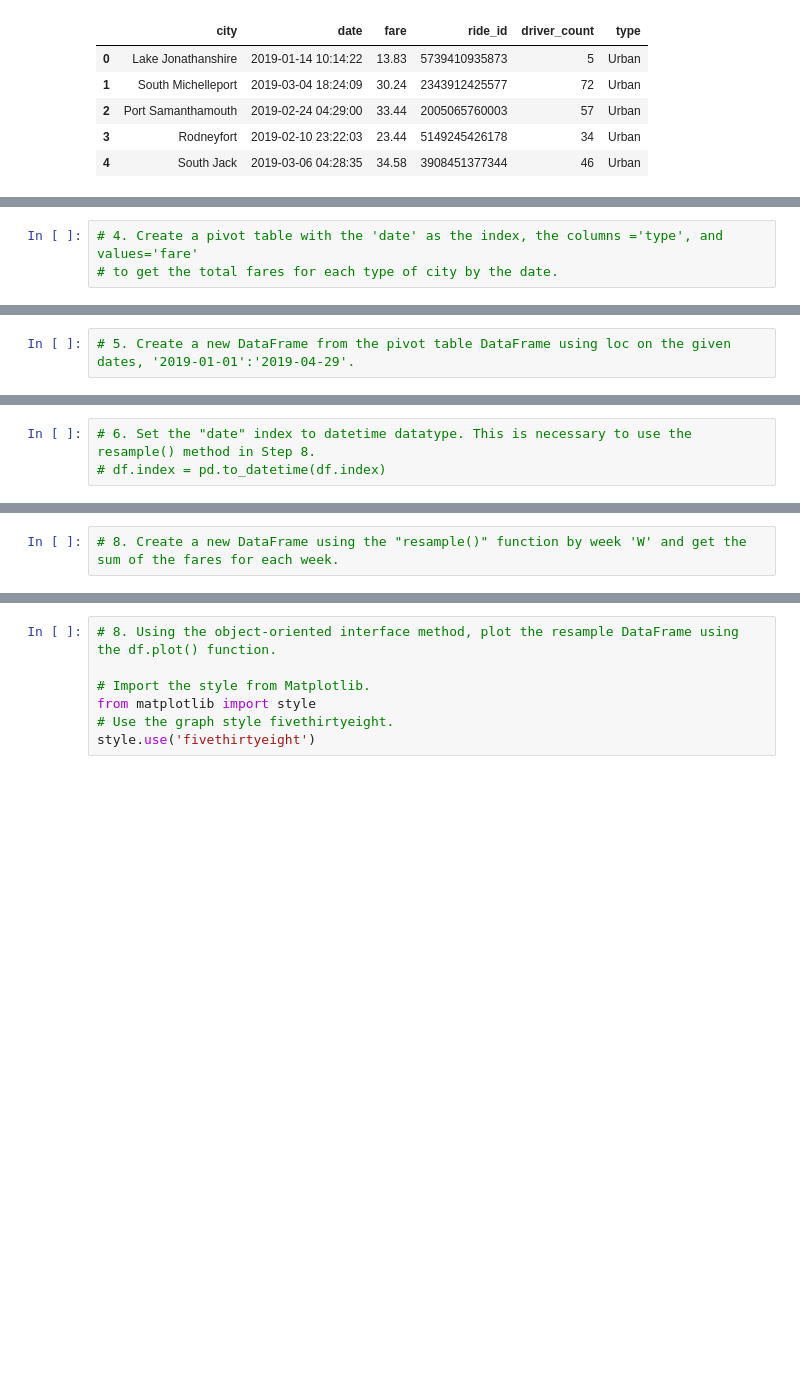
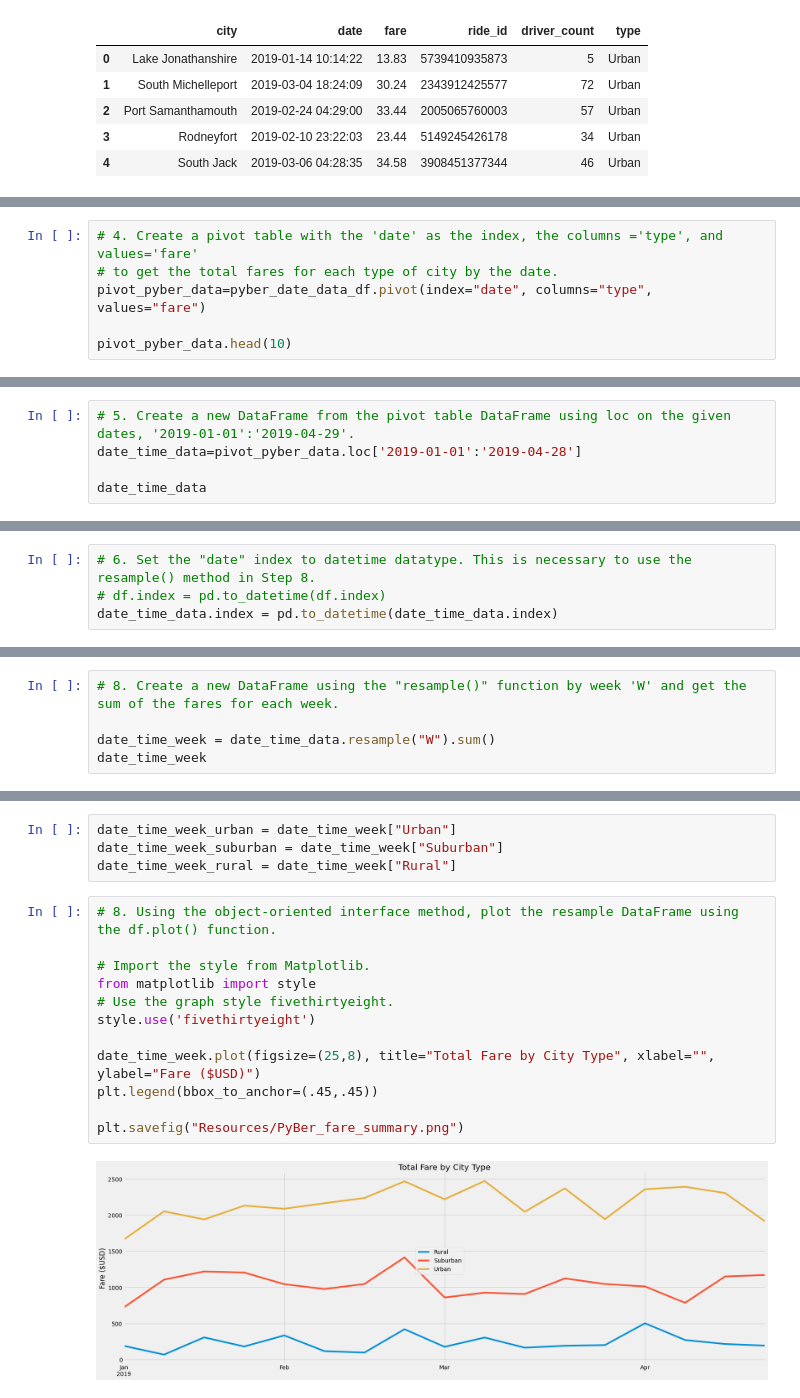
Before and after one commit to michael999999999/PyBer_Analysis, a Jupyter notebook: PyBer_Challenge.ipynb, the cells around one changed output, grey strips where cells are left out. Saved outputs shown, nothing was run; the diff lists cells and outputs as text; blank space fills up the shorter version.

```diff
--- a/PyBer_Challenge.ipynb
+++ b/PyBer_Challenge.ipynb
@@ -108,3 +134,6 @@ TypeError: unsupported operand type(s) for &: 'bool' and 'str'
 # %%
 # 4. Create a pivot table with the 'date' as the index, the columns ='type', and values='fare'
 # to get the total fares for each type of city by the date.
+pivot_pyber_data=pyber_date_data_df.pivot(index="date", columns="type", values="fare")
+
+pivot_pyber_data.head(10)
@@ -111,2 +153,5 @@ TypeError: unsupported operand type(s) for &: 'bool' and 'str'
 # %%
 # 5. Create a new DataFrame from the pivot table DataFrame using loc on the given dates, '2019-01-01':'2019-04-29'.
+date_time_data=pivot_pyber_data.loc['2019-01-01':'2019-04-28']
+
+date_time_data
@@ -113,5 +173,6 @@ TypeError: unsupported operand type(s) for &: 'bool' and 'str'
 # %%
 # 6. Set the "date" index to datetime datatype. This is necessary to use the resample() method in Step 8.
 # df.index = pd.to_datetime(df.index)
+date_time_data.index = pd.to_datetime(date_time_data.index)
 # %%
 # 7. Check that the datatype for the index is datetime using df.info()
@@ -118,2 +191,5 @@ TypeError: unsupported operand type(s) for &: 'bool' and 'str'
 # %%
 # 8. Create a new DataFrame using the "resample()" function by week 'W' and get the sum of the fares for each week.
+
+date_time_week = date_time_data.resample("W").sum()
+date_time_week
@@ -120,7 +216,18 @@ TypeError: unsupported operand type(s) for &: 'bool' and 'str'
+# %%
+date_time_week_urban = date_time_week["Urban"]
+date_time_week_suburban = date_time_week["Suburban"]
+date_time_week_rural = date_time_week["Rural"]
 # %%
 # 8. Using the object-oriented interface method, plot the resample DataFrame using the df.plot() function.
 
 # Import the style from Matplotlib.
 from matplotlib import style
 # Use the graph style fivethirtyeight.
 style.use('fivethirtyeight')
+
+date_time_week.plot(figsize=(25,8), title="Total Fare by City Type", xlabel="", ylabel="Fare ($USD)")
+plt.legend(bbox_to_anchor=(.45,.45))
+
+plt.savefig("Resources/PyBer_fare_summary.png")
+# %% [output]
+[figure, added]
```
Also changed, not shown: parts of 6 cells of this notebook, 1 other file.
